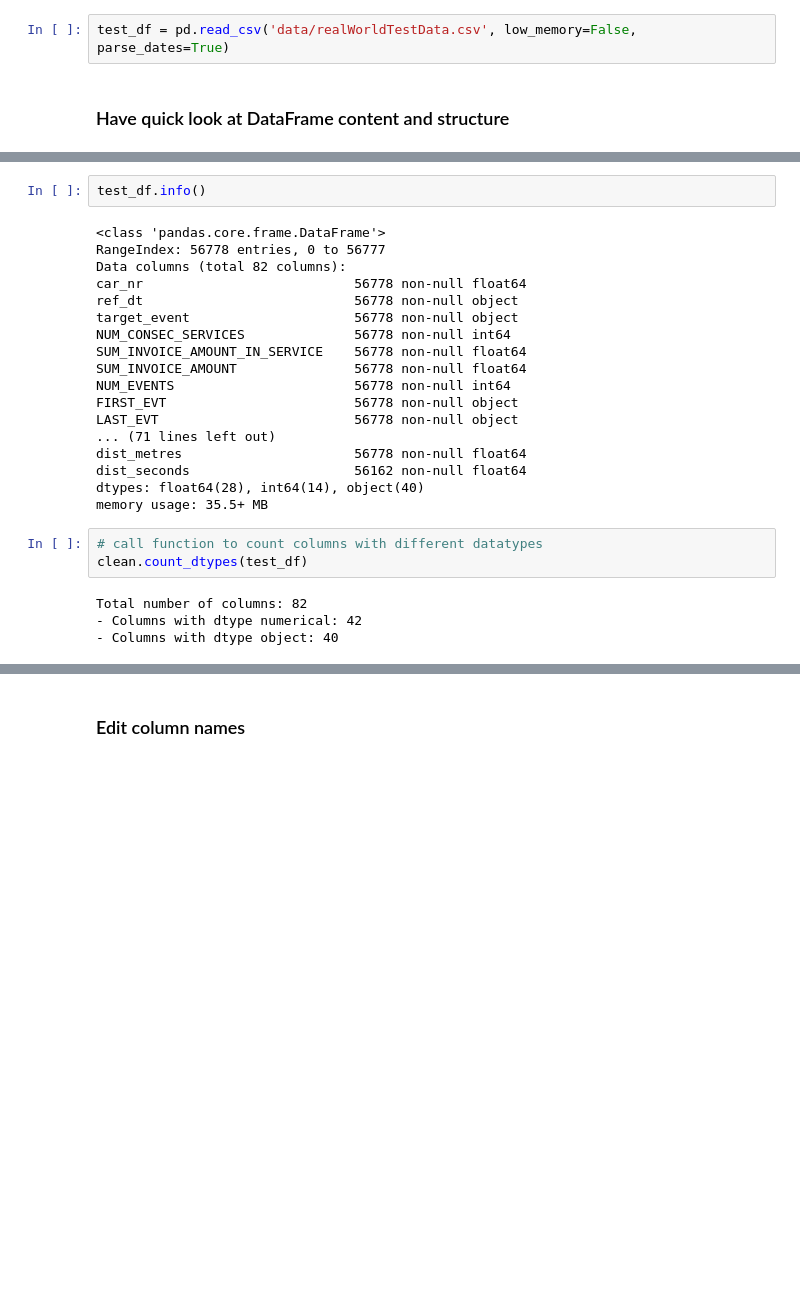
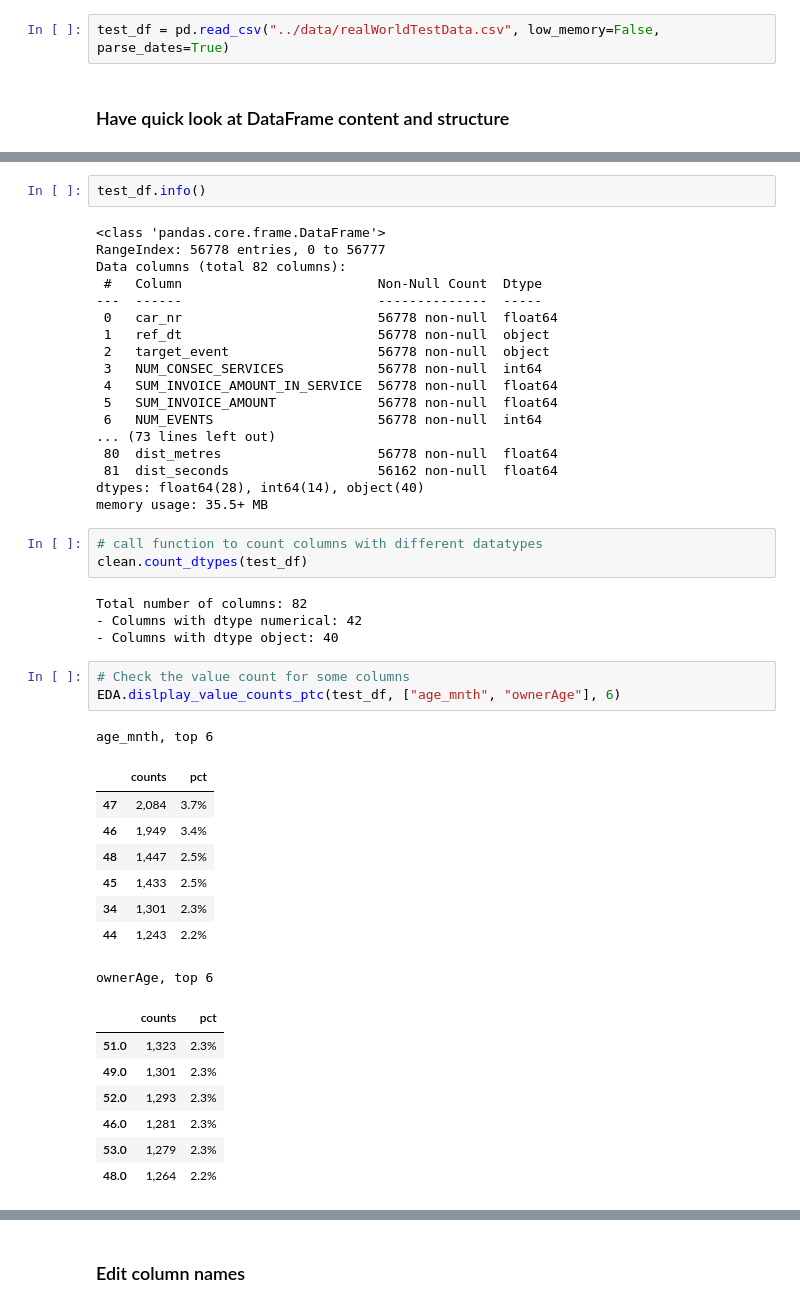
Before and after one commit to rbuerki/codebook, a Jupyter notebook: test_notebooks/Cleaning_functions_demo_and_testing.ipynb, the cells around one changed output, grey strips where cells are left out. Saved outputs shown, nothing was run; the diff lists cells and outputs as text; blank space fills up the shorter version.

Commit message:
Improve and test display_value_counts

```diff
--- a/test_notebooks/Cleaning_functions_demo_and_testing.ipynb
+++ b/test_notebooks/Cleaning_functions_demo_and_testing.ipynb
@@ -18,7 +18,7 @@ import time
 # start = time.time()
 # print('Duration: {} seconds'.format(time.time() - start))
 # %%
-test_df = pd.read_csv('data/realWorldTestData.csv', low_memory=False, parse_dates=True)
+test_df = pd.read_csv("../data/realWorldTestData.csv", low_memory=False, parse_dates=True)
 # %% [markdown]
 ### Have quick look at DataFrame content and structure
 # %%
@@ -48,18 +48,18 @@ test_df.info()
 <class 'pandas.core.frame.DataFrame'>
 RangeIndex: 56778 entries, 0 to 56777
 Data columns (total 82 columns):
-car_nr                           56778 non-null float64
-ref_dt                           56778 non-null object
-target_event                     56778 non-null object
-NUM_CONSEC_SERVICES              56778 non-null int64
-SUM_INVOICE_AMOUNT_IN_SERVICE    56778 non-null float64
-SUM_INVOICE_AMOUNT               56778 non-null float64
-NUM_EVENTS                       56778 non-null int64
-FIRST_EVT                        56778 non-null object
-LAST_EVT                         56778 non-null object
-... (71 lines left out)
-dist_metres                      56778 non-null float64
-dist_seconds                     56162 non-null float64
+ #   Column                         Non-Null Count  Dtype
+---  ------                         --------------  -----
+ 0   car_nr                         56778 non-null  float64
+ 1   ref_dt                         56778 non-null  object
+ 2   target_event                   56778 non-null  object
+ 3   NUM_CONSEC_SERVICES            56778 non-null  int64
+ 4   SUM_INVOICE_AMOUNT_IN_SERVICE  56778 non-null  float64
+ 5   SUM_INVOICE_AMOUNT             56778 non-null  float64
+ 6   NUM_EVENTS                     56778 non-null  int64
+... (73 lines left out)
+ 80  dist_metres                    56778 non-null  float64
+ 81  dist_seconds                   56162 non-null  float64
 dtypes: float64(28), int64(14), object(40)
 memory usage: 35.5+ MB
 # %%
@@ -69,3 +69,23 @@ clean.count_dtypes(test_df)
 Total number of columns: 82
 - Columns with dtype numerical: 42
 - Columns with dtype object: 40
+# %%
+# Check the value count for some columns
+EDA.dislplay_value_counts_ptc(test_df, ["age_mnth", "ownerAge"], 6)
+# %% [output]
+age_mnth, top 6
+|  | counts | pct |
+| 47 | 2,084 | 3.7% |
+| 46 | 1,949 | 3.4% |
+| 48 | 1,447 | 2.5% |
+| 45 | 1,433 | 2.5% |
+| 34 | 1,301 | 2.3% |
+| 44 | 1,243 | 2.2% |
+ownerAge, top 6
+|  | counts | pct |
+| 51.0 | 1,323 | 2.3% |
+| 49.0 | 1,301 | 2.3% |
+| 52.0 | 1,293 | 2.3% |
+| 46.0 | 1,281 | 2.3% |
+| 53.0 | 1,279 | 2.3% |
+| 48.0 | 1,264 | 2.2% |
```
Also changed, not shown: parts of 1 cell of this notebook, 1 other file.
